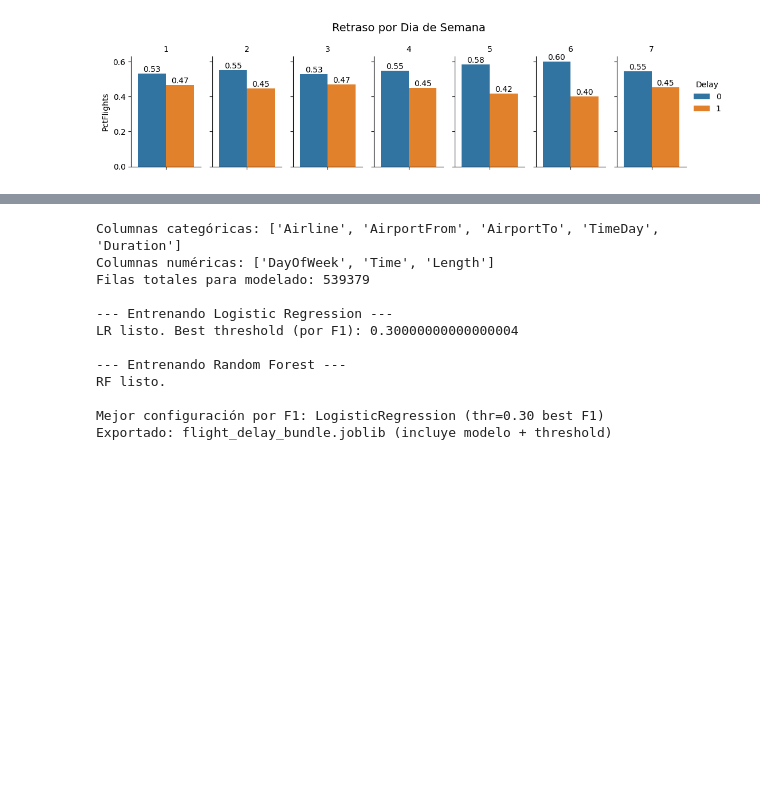
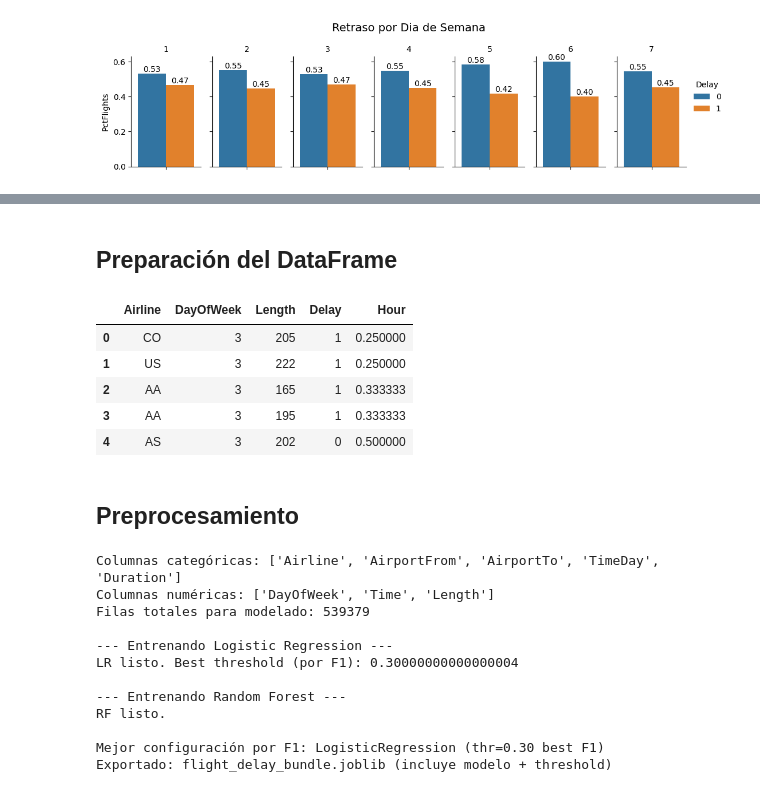
Before and after one commit to Sts87/FlightOnTime, a Jupyter notebook: FlightOnTime_Modelado 2.0.ipynb, the cells around one changed output, grey strips where cells are left out. Saved outputs shown, nothing was run; the diff lists cells and outputs as text; code cells hidden in the pictures; blank space fills up the shorter version.

```diff
--- a/FlightOnTime_Modelado 2.0.ipynb
+++ b/FlightOnTime_Modelado 2.0.ipynb
@@ -202,0 +227,12 @@ plt.show()
+# %% [markdown]
+## Preparación del DataFrame
+# %%
+eliminar = ['Flight','AirportFrom', 'AirportTo','Time', 'TimeDay', 'Duration']
+data.drop(columns=eliminar).head()
+# %% [output]
+|  | Airline | DayOfWeek | Length | Delay | Hour |
+| 0 | CO | 3 | 205 | 1 | 0.250000 |
+| 1 | US | 3 | 222 | 1 | 0.250000 |
+| 2 | AA | 3 | 165 | 1 | 0.333333 |
+| 3 | AA | 3 | 195 | 1 | 0.333333 |
+| 4 | AS | 3 | 202 | 0 | 0.500000 |
@@ -203,3 +242,5 @@ plt.show()
+# %% [markdown]
+## Preprocesamiento
 # %%
 # ==========================
 # MODELADO + COMPARACIÓN (LR vs RF) + THRESHOLD OPTIMIZADO + EXPORT
```
Also changed, not shown: parts of 6 cells of this notebook.
